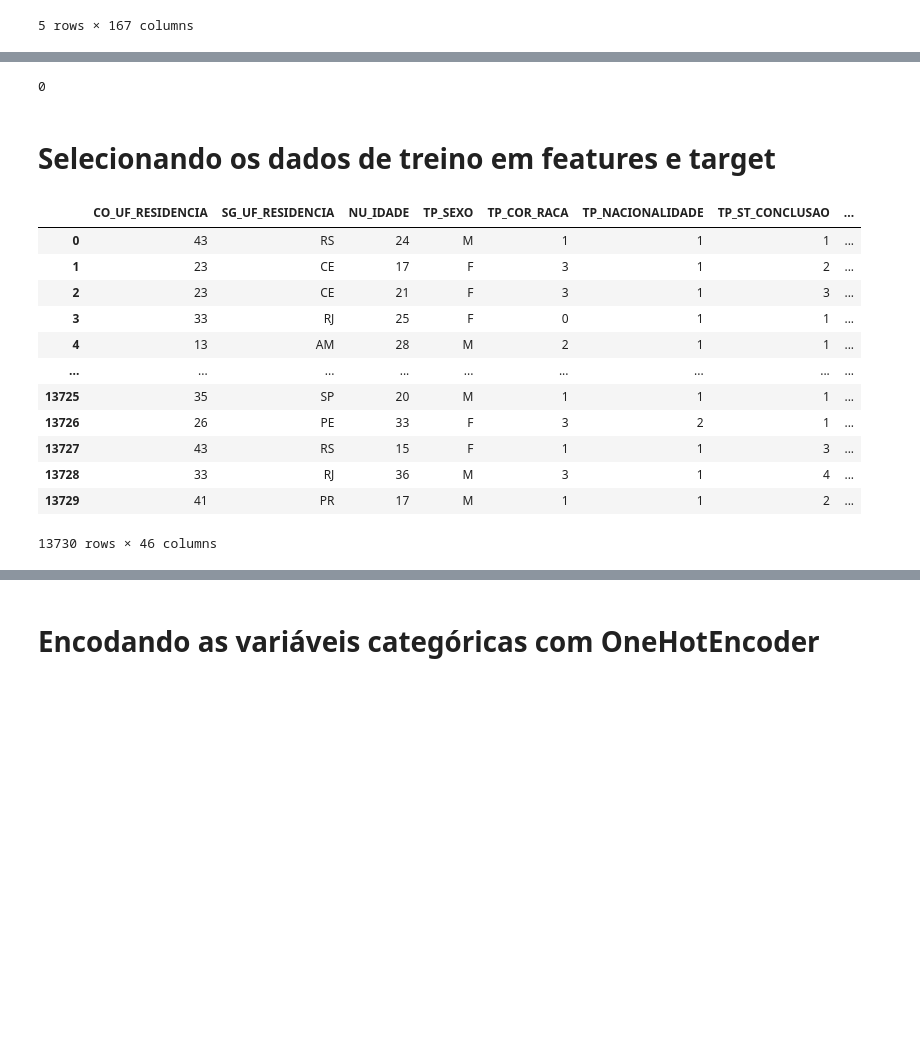
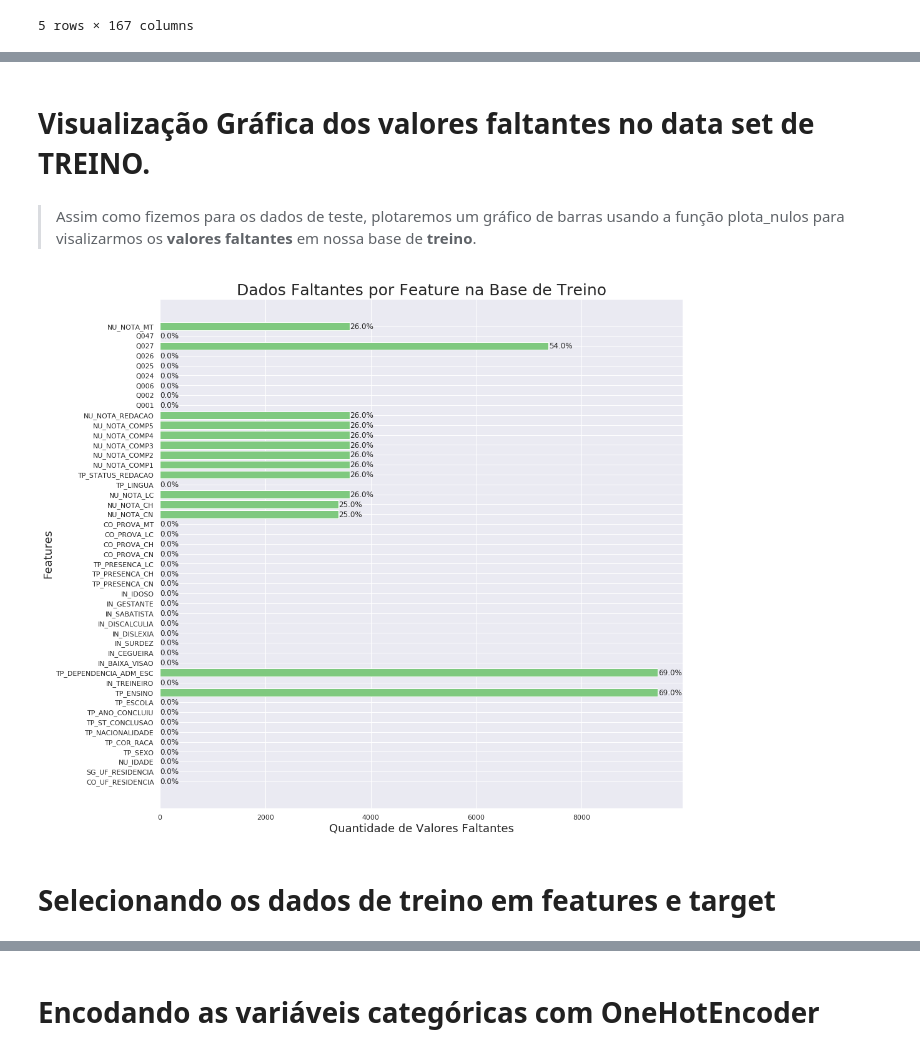
Before and after one commit to Diegohluiz/Desafios-DataScience-Codenation, a Jupyter notebook: Desafio Semana 8/main.ipynb, the cells around one changed output, grey strips where cells are left out. Drawn from its saved outputs; the diff is of its cells as text; code cells hidden in the pictures; blank space fills up the shorter version.

```diff
--- a/Desafio Semana 8/main.ipynb
+++ b/Desafio Semana 8/main.ipynb
@@ -144,0 +204,4 @@ x_test.shape
+# %%
+# Obtendo o nome das features selecionadas
+features = x_test.columns.to_list()
+features
@@ -157,0 +253,4 @@ df_train.head()
+# %%
+features.append("NU_NOTA_MT")
+df_train = df_train[features]
+df_train.head()
@@ -172,10 +337,19 @@ df_train.isna().sum().sum()
+# %% [markdown]
+# Visualização Gráfica dos valores faltantes no data set de TREINO.
+# %% [markdown]
+> Assim como fizemos para os dados de teste, plotaremos um gráfico de barras usando a função plota_nulos para visalizarmos os **valores faltantes** em nossa base de **treino**.
+# %%
+nans_x_train = df_train.isna().sum()
+nans_x_train.name = "Base de Treino"
+
+plota_nulos(nans_x_train, df_train)
+# %% [output]
+[figure, added]
 # %%
 # Preenchendo todos os missing values com -1
 df_train.fillna(-1, inplace=True)
 # %%
 df_train.isna().sum().sum()
-# %% [output]
-0
 # %% [markdown]
 # Selecionando os dados de treino em features e target
 # %%
@@ -183,19 +357,5 @@ x_train  = df_train[features]
 y_train  = df_train["NU_NOTA_MT"]
 # %%
 x_train
-# %% [output]
-|  | CO_UF_RESIDENCIA | SG_UF_RESIDENCIA | NU_IDADE | TP_SEXO | TP_COR_RACA | TP_NACIONALIDADE | TP_ST_CONCLUSAO | ... |
-| 0 | 43 | RS | 24 | M | 1 | 1 | 1 | ... |
-| 1 | 23 | CE | 17 | F | 3 | 1 | 2 | ... |
-| 2 | 23 | CE | 21 | F | 3 | 1 | 3 | ... |
-| 3 | 33 | RJ | 25 | F | 0 | 1 | 1 | ... |
-| 4 | 13 | AM | 28 | M | 2 | 1 | 1 | ... |
-| ... | ... | ... | ... | ... | ... | ... | ... | ... |
-| 13725 | 35 | SP | 20 | M | 1 | 1 | 1 | ... |
-| 13726 | 26 | PE | 33 | F | 3 | 2 | 1 | ... |
-| 13727 | 43 | RS | 15 | F | 1 | 1 | 3 | ... |
-| 13728 | 33 | RJ | 36 | M | 3 | 1 | 4 | ... |
-| 13729 | 41 | PR | 17 | M | 1 | 1 | 2 | ... |
-13730 rows × 46 columns
 # %%
 y_train.shape
```
Also changed, not shown: parts of 54 cells of this notebook.
